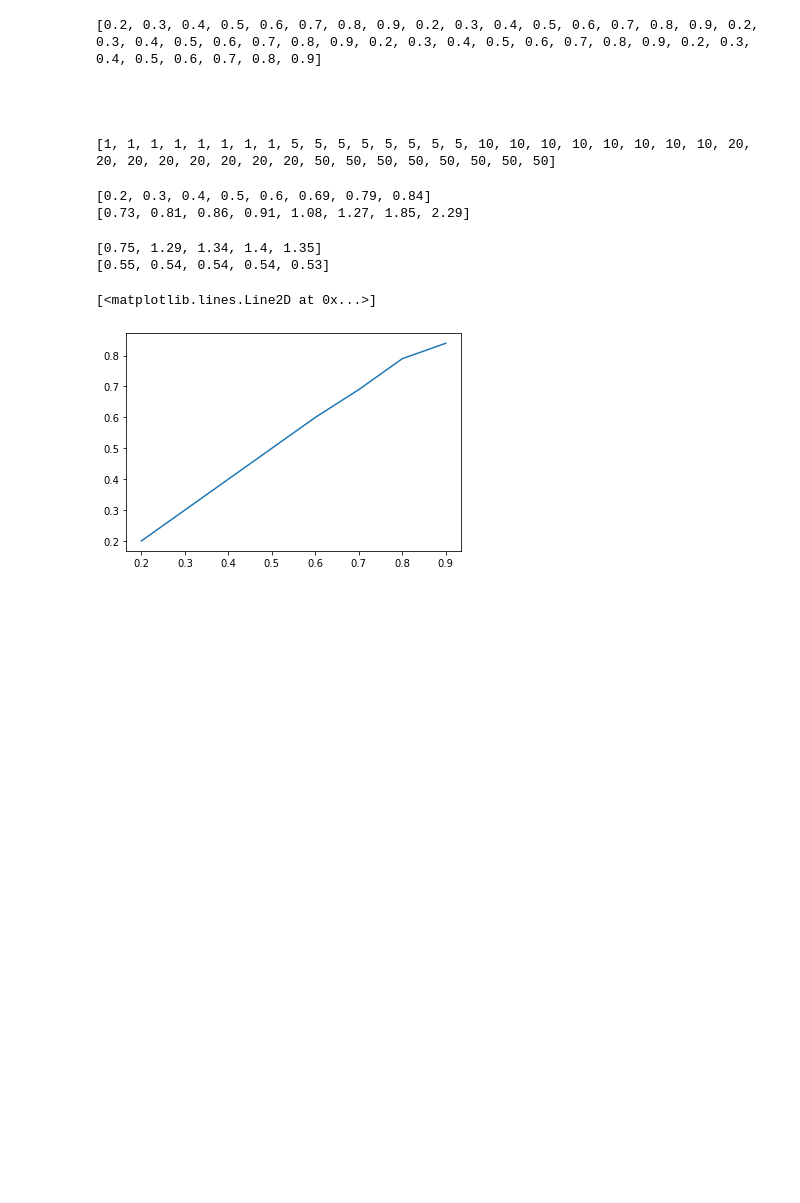
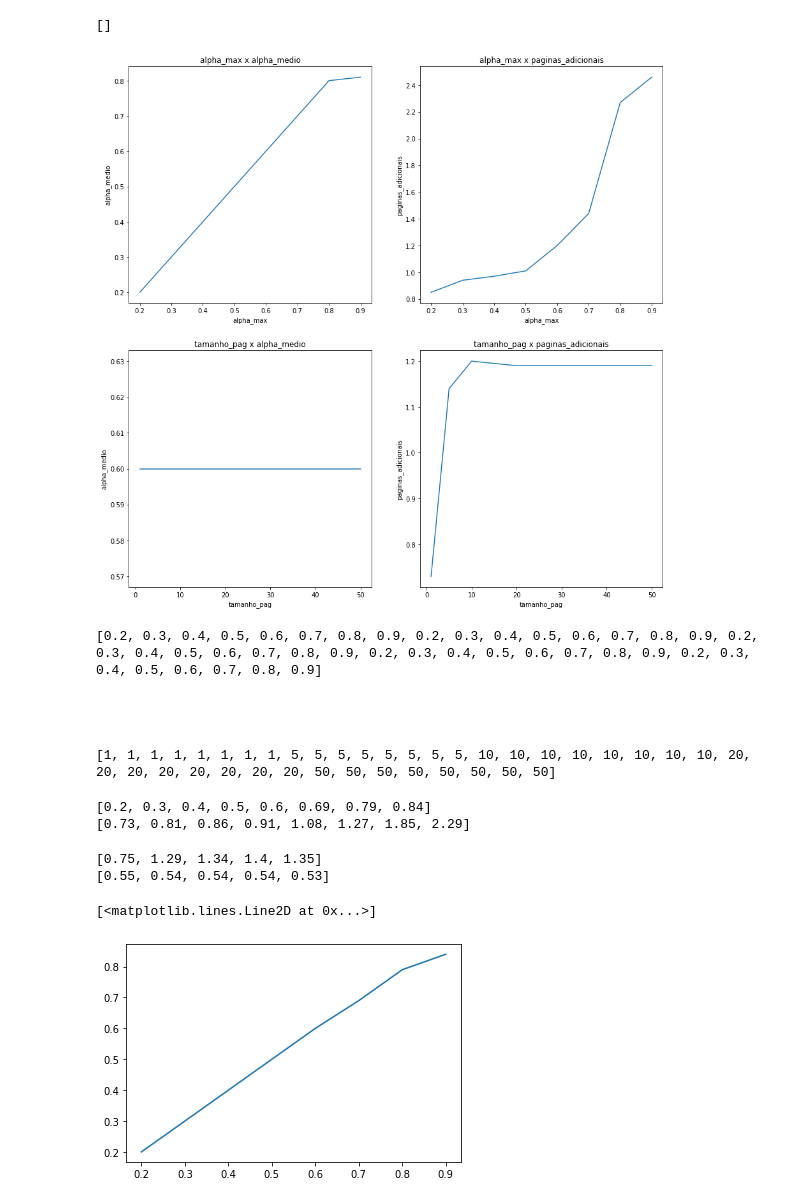
Before and after one commit to Danub2002/Linear-Hashing-Analysis, a Jupyter notebook: Análise Hashing Linear.ipynb, the cells around one changed output. Drawn from its saved outputs; the diff is of its cells as text; code cells hidden in the pictures; blank space fills up the shorter version.

```diff
--- a/Análise Hashing Linear.ipynb
+++ b/Análise Hashing Linear.ipynb
@@ -30,3 +123,28 @@ for p in P:
+# %%
+def create_graphs(data,axes):
+    for i,(x_label,df) in enumerate(data.items()):
+        axes[i,0].set_title(f'{x_label} x alpha_medio')
+        axes[i,0].plot(df[x_label], df["alpha_medio"])
+        axes[i,0].set_xlabel(x_label); axes[i,0].set_ylabel("alpha_medio")
+
+        axes[i,1].set_title(f'{x_label} x paginas_adicionais')
+        axes[i,1].plot(df[x_label],df["paginas_adicionais"])
+        axes[i,1].set_xlabel(x_label); axes[i,1].set_ylabel("paginas_adicionais")
+# %%
+fig,axes = plt.subplots(nrows = 2,ncols = 2,figsize = (15,15))
+
+fixed_alpha_df = df[df["alpha_max"] == 0.6]
+fixed_page_df = df[df["tamanho_pag"] == df["tamanho_pag"].median()]
+
+data = {
+    "alpha_max":fixed_page_df,
+    "tamanho_pag":fixed_alpha_df
+}
+create_graphs(data,axes)
+plt.plot()
+# %% [output]
+[]
+[figure, added]
 # %%
 alpha_max_vector = []
 p_values = []
```
Also changed, not shown: parts of 5 cells of this notebook, 1 other file.
